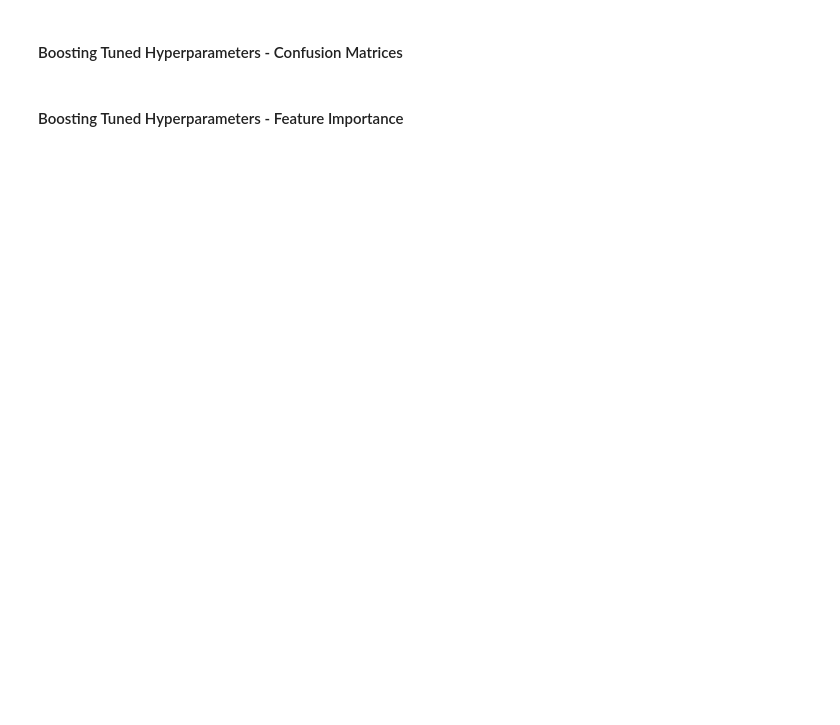
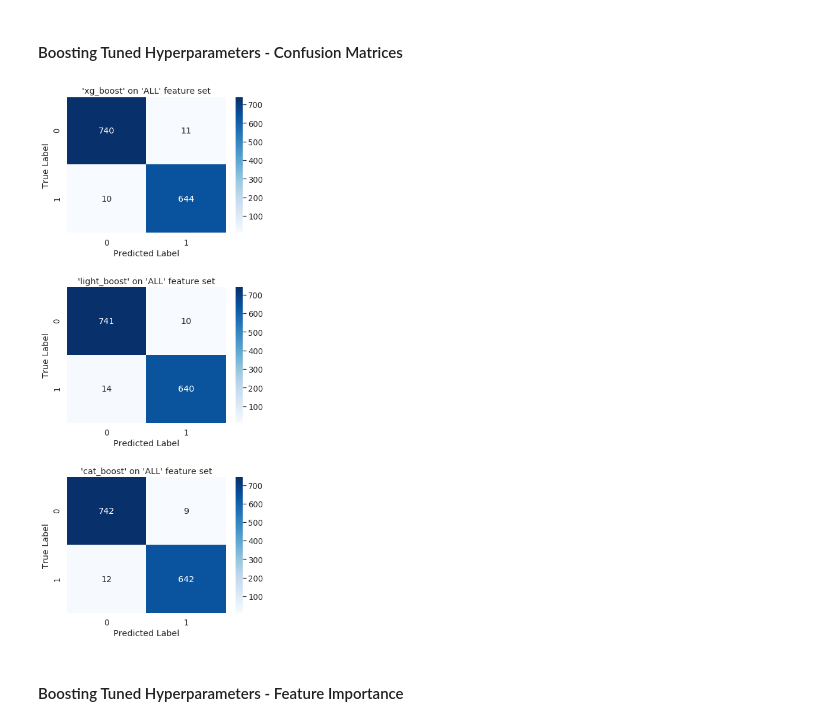
Before and after one commit to achmand/aml-crypto-graph, a Jupyter notebook: src/1.1_experiment_results.ipynb, the cells around one changed output. Saved outputs shown, nothing was run; the diff lists cells and outputs as text; code cells hidden in the pictures; blank space fills up the shorter version.

```diff
--- a/src/1.1_experiment_results.ipynb
+++ b/src/1.1_experiment_results.ipynb
@@ -131,5 +265,7 @@ print_model_params(default_results)
 # %% [markdown]
 ### Boosting Algorithms - Tuned Hyperparameters
+# %%
+tuned_results = read_pickle(TUNED_RESULTS)
 # %% [markdown]
 #### Boosting Tuned Hyperparameters - Evaluation Metrics
 - Precision
@@ -146,4 +302,8 @@ print_model_params(default_results)
 # %% [markdown]
 #### Boosting Tuned Hyperparameters - Confusion Matrices
+# %%
+plot_result_matrices(tuned_results, figsize=(6,16), columns=1)
+# %% [output]
+[figure, added]
 # %% [markdown]
 #### Boosting Tuned Hyperparameters - Feature Importance
```
Also changed, not shown: parts of 31 cells of this notebook, 6 other files.
